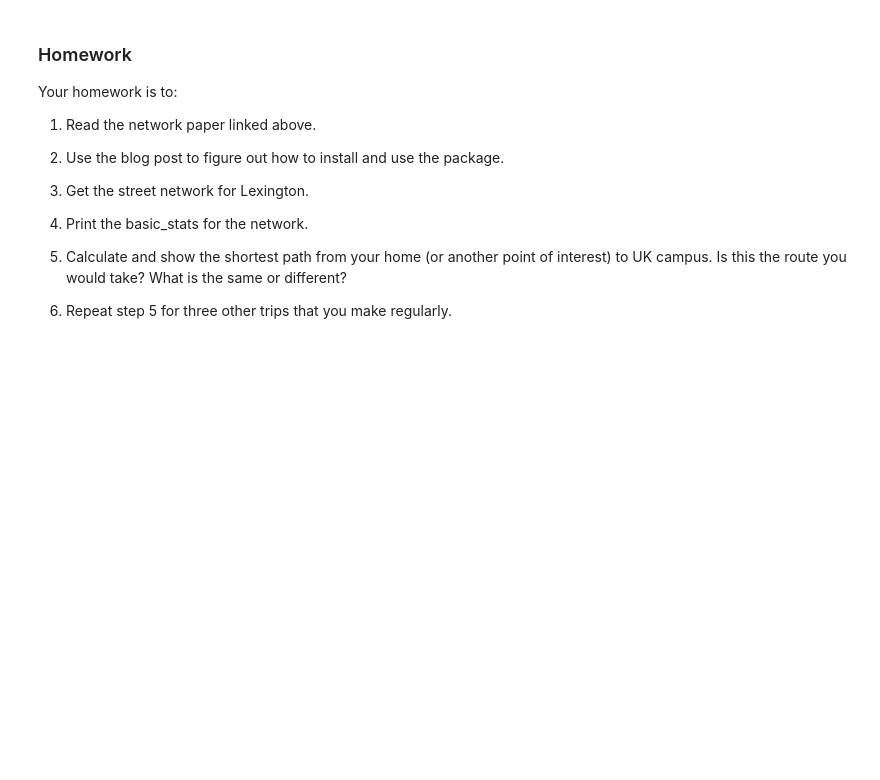
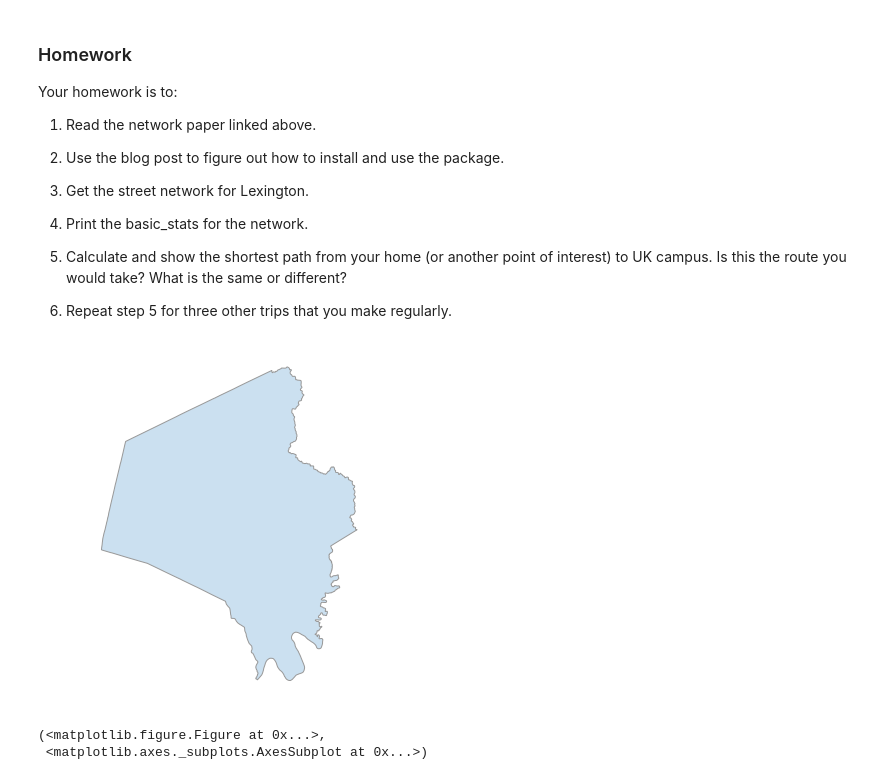
Before and after one commit to jawadmhoque/ce599, a Jupyter notebook: 17-Networks 2/Networks_OSM.ipynb, the cells around one changed output. Saved outputs shown, nothing was run; the diff lists cells and outputs as text; code cells hidden in the pictures; blank space fills up the shorter version.

```diff
--- a/17-Networks 2/Networks_OSM.ipynb
+++ b/17-Networks 2/Networks_OSM.ipynb
@@ -34,0 +37,7 @@ Your homework is to:
+# %%
+city = ox.gdf_from_place('Fayette, Kentucky')
+ox.plot_shape(ox.project_gdf(city))
+# %% [output]
+[figure, added]
+(<matplotlib.figure.Figure at 0x...>,
+ <matplotlib.axes._subplots.AxesSubplot at 0x...>)
```
Also changed, not shown: parts of 5 cells of this notebook.
